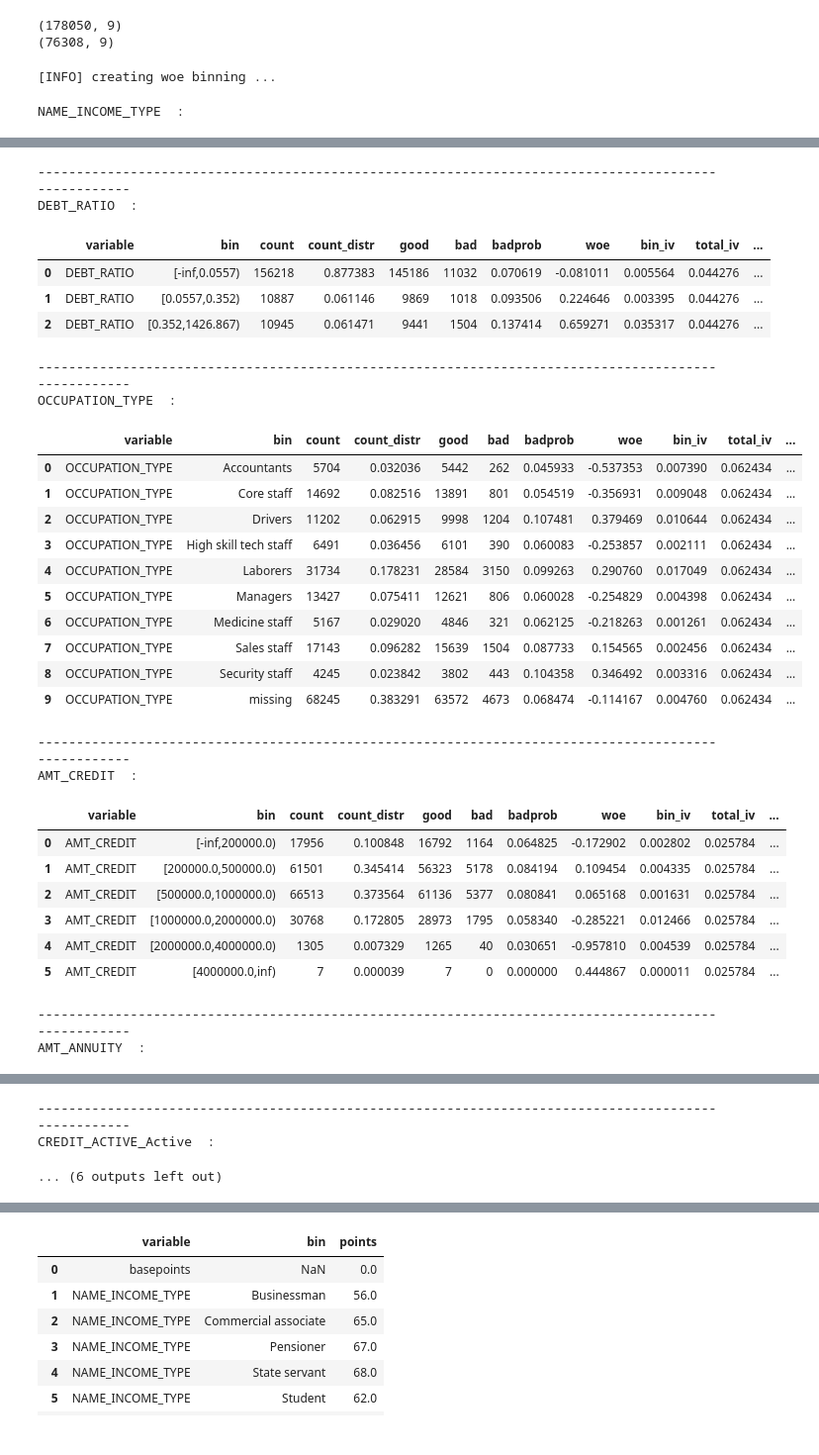
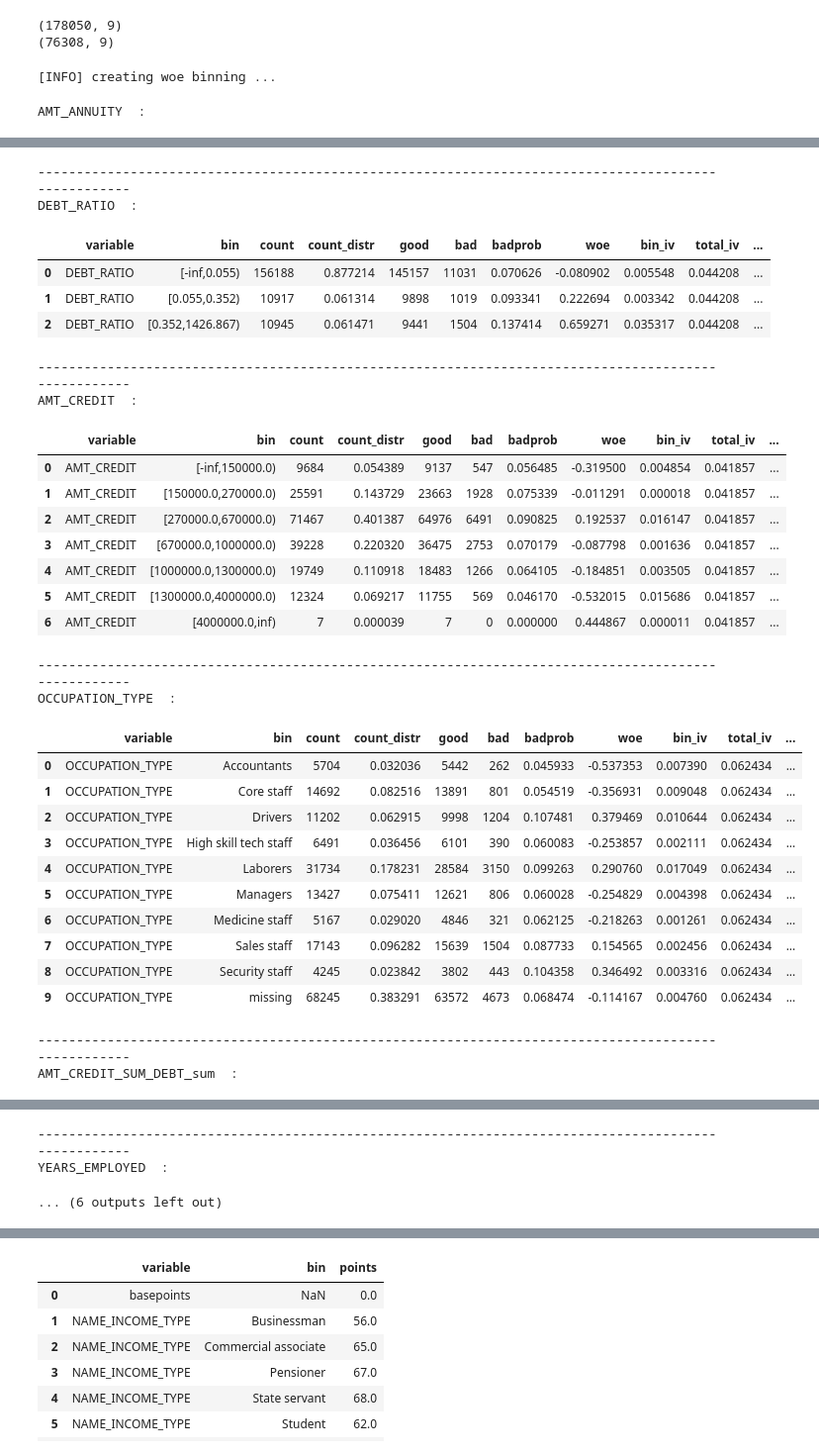
Before and after one commit to JohnErnestTan/Financial-Analytics-for-Elderly-care-Support-Loan-IS453, a Jupyter notebook: scorecard_custom.ipynb, the cells around one changed output, grey strips where cells are left out. Shown at 99% size. Saved outputs shown, nothing was run; the diff lists cells and outputs as text; code cells hidden in the pictures.

```diff
--- a/scorecard_custom.ipynb
+++ b/scorecard_custom.ipynb
@@ -35,0 +18,3 @@ df
+# %%
+df = pd.read_csv("merged_applicant_and_bureau_cleaned_2.csv")
+df
@@ -42,8 +41,8 @@ df = df[[
     "AMT_CREDIT",
     "AGE",
     "OCCUPATION_TYPE",
-    "CREDIT_ACTIVE_Active",
-    "DAYS_EMPLOYED"
+    "AMT_CREDIT_SUM_DEBT_sum",
+    "YEARS_EMPLOYED"
 ]]
 df
 # %% [output]
@@ -77,8 +76,8 @@ dtype: int64
 # Fill numeric columns with 0
 df['DEBT_RATIO'] = df['DEBT_RATIO'].fillna(0)
 df['AMT_ANNUITY'] = df['AMT_ANNUITY'].fillna(0)
-df['CREDIT_ACTIVE_Active'] = df['CREDIT_ACTIVE_Active'].fillna(0)
-df['DAYS_EMPLOYED'] = df['DAYS_EMPLOYED'].fillna(0)
+df['AMT_CREDIT_SUM_DEBT_sum'] = df['AMT_CREDIT_SUM_DEBT_sum'].fillna(0)
+df['YEARS_EMPLOYED'] = df['YEARS_EMPLOYED'].fillna(0)
 
 # Fill OCCUPATION_TYPE with 'MISSING'
 df['OCCUPATION_TYPE'] = df['OCCUPATION_TYPE'].fillna('MISSING')
@@ -122,14 +121,15 @@ print(test.shape)
 (76308, 9)
 # %%
 custom_breaks = {
-    'DEBT_RATIO': [-0.001, 0.0557, 0.352, 1426.867],
+    'DEBT_RATIO': [-np.inf, 0.055, 0.352, 1426.867],
     'AMT_ANNUITY': [1615.5, 14823.0, 21888.0, 27909.0, 37102.5, 225000.0],
     'NAME_INCOME_TYPE': ["Businessman", "Commercial associate", "Pensioner", "State servant", "Student", "Working"],
-    'AMT_CREDIT': [0, 200000, 500000, 1000000, 2000000, 4000000],
+    'AMT_CREDIT': [0, 150000, 270000, 670000, 1000000, 1300000, 4000000],
     'AGE': [30, 40, 50, 60, 70],
     'OCCUPATION_TYPE': ["Accountants", "Core staff", "Drivers", "High skill tech staff", "Laborers", "Managers", "Medicine staff", "OTHER", "Sales staff", "Security staff"],
-    'CREDIT_ACTIVE_Active': [0.001, 1.5, 3.0, 12.0],
-    'DAYS_EMPLOYED': [-17000, -4000, -1500, 0]
+    'AMT_CREDIT_SUM_DEBT_sum': [0, 8000, 55000, 65000, 90000],
+    'YEARS_EMPLOYED': [0, 4.0, 9, 15, 50],
+    "CREDIT_ACTIVE_Active": [0, 1, 2, 12.0]
 }
 
 # Step 4: Apply `woebin` with custom bins (force custom binning)
@@ -142,5 +142,5 @@ for variable, bin_details in bins.items():
     print("--" * 50)
 # %% [output]
 [INFO] creating woe binning ...
-NAME_INCOME_TYPE  :
+AMT_ANNUITY  :
 |  | variable | bin | count | count_distr | good | bad | badprob | woe | bin_iv | total_iv | ... |
@@ -154,31 +154,32 @@ NAME_INCOME_TYPE  :
 ----------------------------------------------------------------------------------------------------
 DEBT_RATIO  :
 |  | variable | bin | count | count_distr | good | bad | badprob | woe | bin_iv | total_iv | ... |
-| 0 | DEBT_RATIO | [-inf,0.0557) | 156218 | 0.877383 | 145186 | 11032 | 0.070619 | -0.081011 | 0.005564 | 0.044276 | ... |
-| 1 | DEBT_RATIO | [0.0557,0.352) | 10887 | 0.061146 | 9869 | 1018 | 0.093506 | 0.224646 | 0.003395 | 0.044276 | ... |
-| 2 | DEBT_RATIO | [0.352,1426.867) | 10945 | 0.061471 | 9441 | 1504 | 0.137414 | 0.659271 | 0.035317 | 0.044276 | ... |
+| 0 | DEBT_RATIO | [-inf,0.055) | 156188 | 0.877214 | 145157 | 11031 | 0.070626 | -0.080902 | 0.005548 | 0.044208 | ... |
+| 1 | DEBT_RATIO | [0.055,0.352) | 10917 | 0.061314 | 9898 | 1019 | 0.093341 | 0.222694 | 0.003342 | 0.044208 | ... |
+| 2 | DEBT_RATIO | [0.352,1426.867) | 10945 | 0.061471 | 9441 | 1504 | 0.137414 | 0.659271 | 0.035317 | 0.044208 | ... |
 ----------------------------------------------------------------------------------------------------
-OCCUPATION_TYPE  :
+AMT_CREDIT  :
 |  | variable | bin | count | count_distr | good | bad | badprob | woe | bin_iv | total_iv | ... |
-| 0 | OCCUPATION_TYPE | Accountants | 5704 | 0.032036 | 5442 | 262 | 0.045933 | -0.537353 | 0.007390 | 0.062434 | ... |
-| 1 | OCCUPATION_TYPE | Core staff | 14692 | 0.082516 | 13891 | 801 | 0.054519 | -0.356931 | 0.009048 | 0.062434 | ... |
-| 2 | OCCUPATION_TYPE | Drivers | 11202 | 0.062915 | 9998 | 1204 | 0.107481 | 0.379469 | 0.010644 | 0.062434 | ... |
-| 3 | OCCUPATION_TYPE | High skill tech staff | 6491 | 0.036456 | 6101 | 390 | 0.060083 | -0.253857 | 0.002111 | 0.062434 | ... |
-| 4 | OCCUPATION_TYPE | Laborers | 31734 | 0.178231 | 28584 | 3150 | 0.099263 | 0.290760 | 0.017049 | 0.062434 | ... |
-| 5 | OCCUPATION_TYPE | Managers | 13427 | 0.075411 | 12621 | 806 | 0.060028 | -0.254829 | 0.004398 | 0.062434 | ... |
-| 6 | OCCUPATION_TYPE | Medicine staff | 5167 | 0.029020 | 4846 | 321 | 0.062125 | -0.218263 | 0.001261 | 0.062434 | ... |
-| 7 | OCCUPATION_TYPE | Sales staff | 17143 | 0.096282 | 15639 | 1504 | 0.087733 | 0.154565 | 0.002456 | 0.062434 | ... |
-| 8 | OCCUPATION_TYPE | Security staff | 4245 | 0.023842 | 3802 | 443 | 0.104358 | 0.346492 | 0.003316 | 0.062434 | ... |
-| 9 | OCCUPATION_TYPE | missing | 68245 | 0.383291 | 63572 | 4673 | 0.068474 | -0.114167 | 0.004760 | 0.062434 | ... |
+| 0 | AMT_CREDIT | [-inf,150000.0) | 9684 | 0.054389 | 9137 | 547 | 0.056485 | -0.319500 | 0.004854 | 0.041857 | ... |
+| 1 | AMT_CREDIT | [150000.0,270000.0) | 25591 | 0.143729 | 23663 | 1928 | 0.075339 | -0.011291 | 0.000018 | 0.041857 | ... |
+| 2 | AMT_CREDIT | [270000.0,670000.0) | 71467 | 0.401387 | 64976 | 6491 | 0.090825 | 0.192537 | 0.016147 | 0.041857 | ... |
+| 3 | AMT_CREDIT | [670000.0,1000000.0) | 39228 | 0.220320 | 36475 | 2753 | 0.070179 | -0.087798 | 0.001636 | 0.041857 | ... |
+| 4 | AMT_CREDIT | [1000000.0,1300000.0) | 19749 | 0.110918 | 18483 | 1266 | 0.064105 | -0.184851 | 0.003505 | 0.041857 | ... |
+| 5 | AMT_CREDIT | [1300000.0,4000000.0) | 12324 | 0.069217 | 11755 | 569 | 0.046170 | -0.532015 | 0.015686 | 0.041857 | ... |
+| 6 | AMT_CREDIT | [4000000.0,inf) | 7 | 0.000039 | 7 | 0 | 0.000000 | 0.444867 | 0.000011 | 0.041857 | ... |
 ----------------------------------------------------------------------------------------------------
-AMT_CREDIT  :
+OCCUPATION_TYPE  :
 |  | variable | bin | count | count_distr | good | bad | badprob | woe | bin_iv | total_iv | ... |
-| 0 | AMT_CREDIT | [-inf,200000.0) | 17956 | 0.100848 | 16792 | 1164 | 0.064825 | -0.172902 | 0.002802 | 0.025784 | ... |
-| 1 | AMT_CREDIT | [200000.0,500000.0) | 61501 | 0.345414 | 56323 | 5178 | 0.084194 | 0.109454 | 0.004335 | 0.025784 | ... |
-| 2 | AMT_CREDIT | [500000.0,1000000.0) | 66513 | 0.373564 | 61136 | 5377 | 0.080841 | 0.065168 | 0.001631 | 0.025784 | ... |
-| 3 | AMT_CREDIT | [1000000.0,2000000.0) | 30768 | 0.172805 | 28973 | 1795 | 0.058340 | -0.285221 | 0.012466 | 0.025784 | ... |
-| 4 | AMT_CREDIT | [2000000.0,4000000.0) | 1305 | 0.007329 | 1265 | 40 | 0.030651 | -0.957810 | 0.004539 | 0.025784 | ... |
-| 5 | AMT_CREDIT | [4000000.0,inf) | 7 | 0.000039 | 7 | 0 | 0.000000 | 0.444867 | 0.000011 | 0.025784 | ... |
+| 0 | OCCUPATION_TYPE | Accountants | 5704 | 0.032036 | 5442 | 262 | 0.045933 | -0.537353 | 0.007390 | 0.062434 | ... |
+| 1 | OCCUPATION_TYPE | Core staff | 14692 | 0.082516 | 13891 | 801 | 0.054519 | -0.356931 | 0.009048 | 0.062434 | ... |
+| 2 | OCCUPATION_TYPE | Drivers | 11202 | 0.062915 | 9998 | 1204 | 0.107481 | 0.379469 | 0.010644 | 0.062434 | ... |
+| 3 | OCCUPATION_TYPE | High skill tech staff | 6491 | 0.036456 | 6101 | 390 | 0.060083 | -0.253857 | 0.002111 | 0.062434 | ... |
+| 4 | OCCUPATION_TYPE | Laborers | 31734 | 0.178231 | 28584 | 3150 | 0.099263 | 0.290760 | 0.017049 | 0.062434 | ... |
+| 5 | OCCUPATION_TYPE | Managers | 13427 | 0.075411 | 12621 | 806 | 0.060028 | -0.254829 | 0.004398 | 0.062434 | ... |
+| 6 | OCCUPATION_TYPE | Medicine staff | 5167 | 0.029020 | 4846 | 321 | 0.062125 | -0.218263 | 0.001261 | 0.062434 | ... |
+| 7 | OCCUPATION_TYPE | Sales staff | 17143 | 0.096282 | 15639 | 1504 | 0.087733 | 0.154565 | 0.002456 | 0.062434 | ... |
+| 8 | OCCUPATION_TYPE | Security staff | 4245 | 0.023842 | 3802 | 443 | 0.104358 | 0.346492 | 0.003316 | 0.062434 | ... |
+| 9 | OCCUPATION_TYPE | missing | 68245 | 0.383291 | 63572 | 4673 | 0.068474 | -0.114167 | 0.004760 | 0.062434 | ... |
 ----------------------------------------------------------------------------------------------------
-AMT_ANNUITY  :
+AMT_CREDIT_SUM_DEBT_sum  :
 |  | variable | bin | count | count_distr | good | bad | badprob | woe | bin_iv | total_iv | ... |
@@ -192,5 +191,5 @@ AMT_ANNUITY  :
 ----------------------------------------------------------------------------------------------------
-CREDIT_ACTIVE_Active  :
+YEARS_EMPLOYED  :
 ... (6 outputs left out)
 # %%
 # sample code
```
Also changed, not shown: parts of 10 cells of this notebook, 1 other file.
